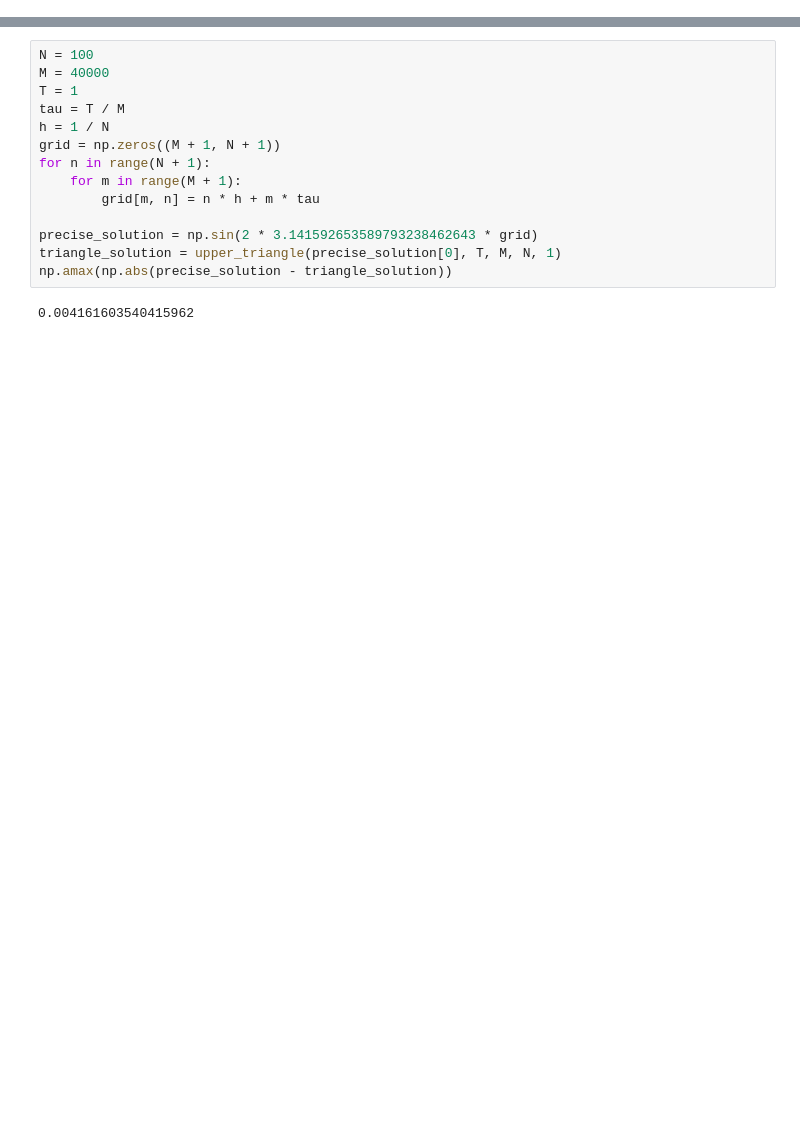
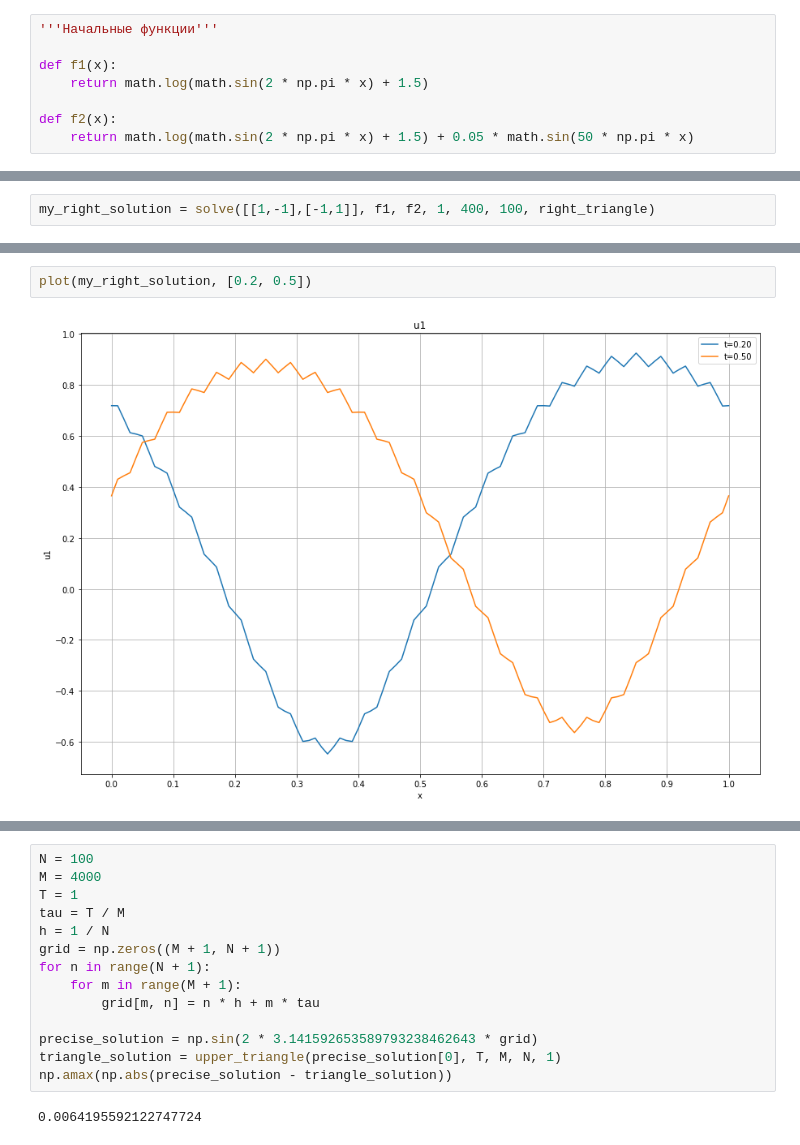
Before and after one commit to bolychevanton/University, a Jupyter notebook: LapshinReport3.ipynb, the cells around one changed output, grey strips where cells are left out. Drawn from its saved outputs; the diff is of its cells as text; blank space fills up the shorter version.

Commit message:
Wrote a program which draws plots

```diff
--- a/LapshinReport3.ipynb
+++ b/LapshinReport3.ipynb
@@ -70,0 +262,8 @@ def upper_triangle(grid_zero_level, T, M, N, lam):
+# %%
+'''Начальные функции'''
+
+def f1(x):
+    return math.log(math.sin(2 * np.pi * x) + 1.5)
+
+def f2(x):
+    return math.log(math.sin(2 * np.pi * x) + 1.5) + 0.05 * math.sin(50 * np.pi * x)
@@ -70,0 +272,2 @@ def upper_triangle(grid_zero_level, T, M, N, lam):
+# %%
+my_right_solution = solve([[1,-1],[-1,1]], f1, f2, 1, 400, 100, right_triangle)
@@ -70,0 +279,4 @@ def upper_triangle(grid_zero_level, T, M, N, lam):
+# %%
+plot(my_right_solution, [0.2, 0.5])
+# %% [output]
+[figure, added]
@@ -71,6 +284,6 @@ def upper_triangle(grid_zero_level, T, M, N, lam):
 # %%
 N = 100
-M = 40000
+M = 4000
 T = 1
 tau = T / M
 h = 1 / N
@@ -83,4 +296,4 @@ precise_solution = np.sin(2 * 3.141592653589793238462643 * grid)
 triangle_solution = upper_triangle(precise_solution[0], T, M, N, 1)
 np.amax(np.abs(precise_solution - triangle_solution))
 # %% [output]
-0.004161603540415962
+0.0064195592122747724
```
Also changed, not shown: parts of 12 cells of this notebook.
